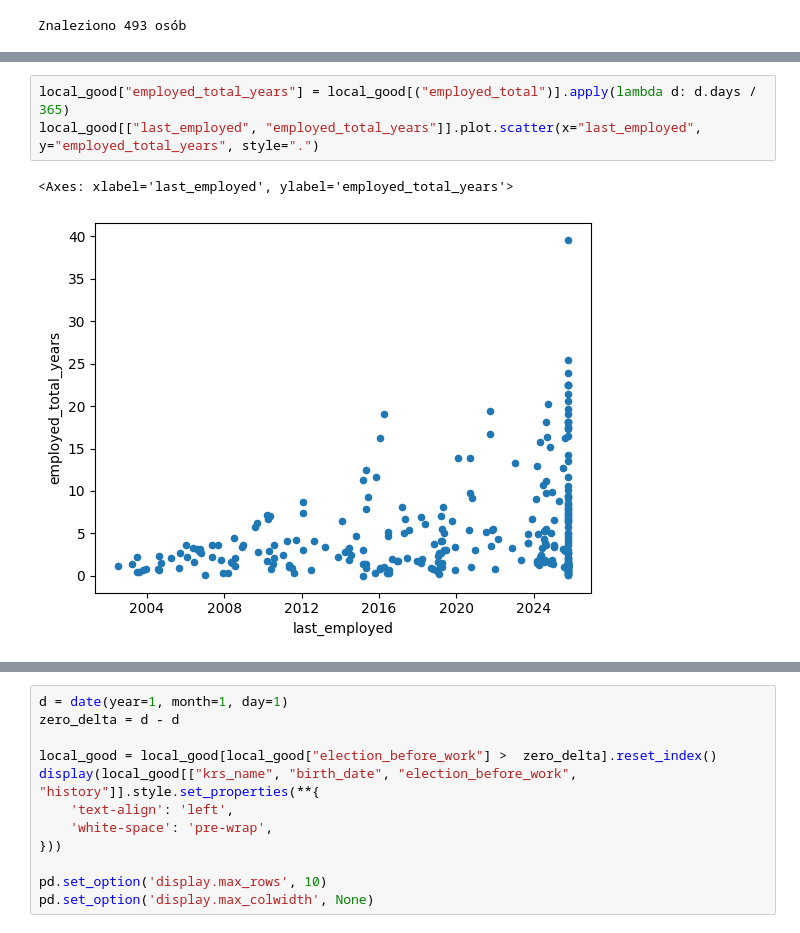
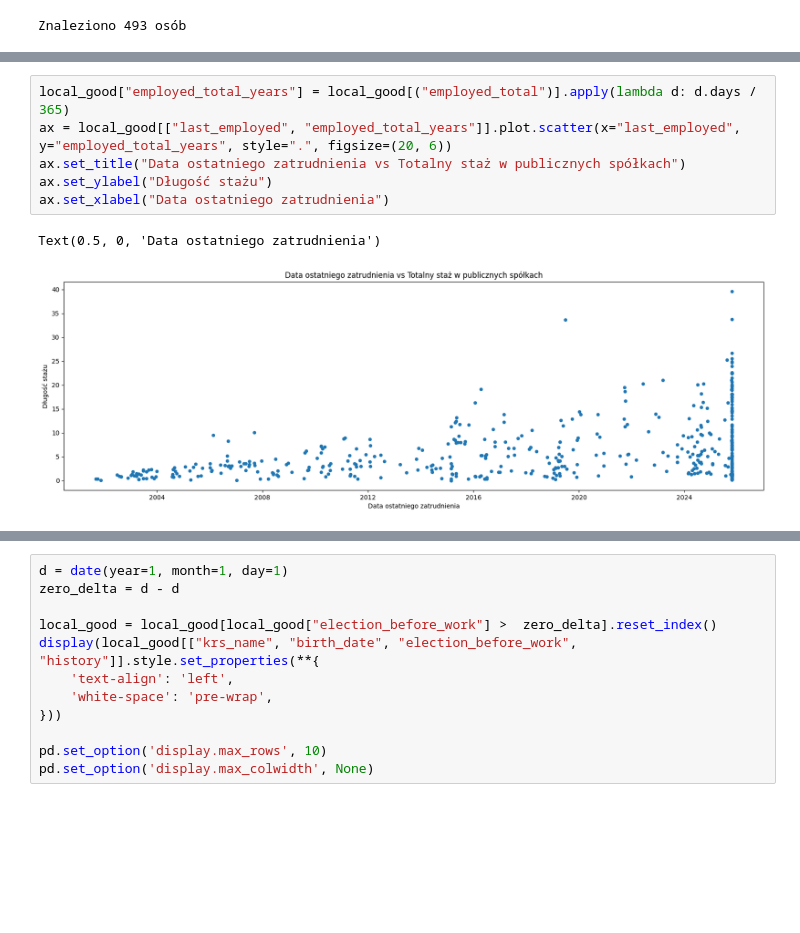
Before and after one commit to SzymonPajzert/koryta, a Jupyter notebook: data/scrapers/src/analysis/notebooks/People's regions.ipynb, the cells around one changed output, grey strips where cells are left out. Saved outputs shown, nothing was run; the diff lists cells and outputs as text; blank space fills up the shorter version.

```diff
--- a/data/scrapers/src/analysis/notebooks/People's regions.ipynb
+++ b/data/scrapers/src/analysis/notebooks/People's regions.ipynb
@@ -63,9 +110,12 @@ TypeError: unsupported operand type(s) for +: 'dict' and 'dict'
 # %%
 local_good["employed_total_years"] = local_good[("employed_total")].apply(lambda d: d.days / 365)
-local_good[["last_employed", "employed_total_years"]].plot.scatter(x="last_employed", y="employed_total_years", style=".")
+ax = local_good[["last_employed", "employed_total_years"]].plot.scatter(x="last_employed", y="employed_total_years", style=".", figsize=(20, 6))
+ax.set_title("Data ostatniego zatrudnienia vs Totalny staż w publicznych spółkach")
+ax.set_ylabel("Długość stażu")
+ax.set_xlabel("Data ostatniego zatrudnienia")
 # %% [output]
-<Axes: xlabel='last_employed', ylabel='employed_total_years'>
+Text(0.5, 0, 'Data ostatniego zatrudnienia')
-[figure, old version]
+[figure, new version]
 # %%
 plt.figure(figsize=(12, 8))
 ax = local_good["election_before_work"].apply(lambda duration: duration.days / 365).plot()
```
Also changed, not shown: parts of 5 cells of this notebook, 1 other file.
